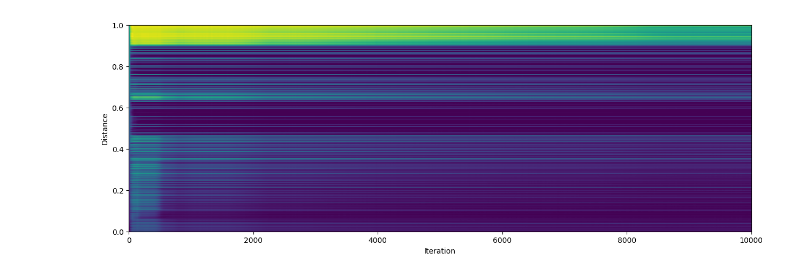
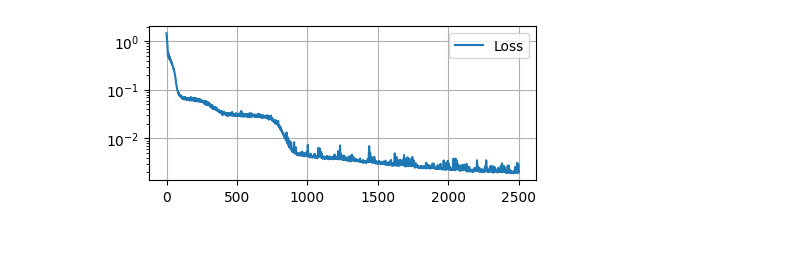
Before and after one commit to DaniilLaptev/pinns, a Jupyter notebook: experiments/information propagation/allen-cahn.ipynb, the cells around one changed output. Saved outputs shown, nothing was run; the diff lists cells and outputs as text; code cells hidden in the pictures; blank space fills up the shorter version.

```diff
--- a/experiments/information propagation/allen-cahn.ipynb
+++ b/experiments/information propagation/allen-cahn.ipynb
@@ -60,10 +44,10 @@ from pinns.derivatives import Derivative
 
 d = Derivative(method='autograd')
 
+D = 0.001 # Physical constant
 def loss(
     cstr_pts, cstr_pred, cstr_vals,
-    coll_pts, coll_pred,
-    D = 0.001
+    coll_pts, coll_pred
     ):
 
     # We do not need left and right because we are solving
@@ -100,37 +106,34 @@ def loss(
 # %%
 from pinns import Trainer
 from pinns.models import FF
-from pinns.activations import Sin
+from pinns.activations import Sin, Swish
 from pinns.optimizers import Adam
-from pinns.metrics import l2
+from pinns.analyze import InformationPropagation
 
-pinn = FF([2] + [32, 32] + [1], activ=Sin())
+pinn = FF([2] + [32, 32] + [1], activ=Swish(1))
 
 adam = Adam(pinn, lr = 1e-2)
+
+ip = InformationPropagation(
+    points = ip_pts,
+    values = ip_vals,
+    domain = domain,
+    strategy = 'both',
+    compute_every=25,
+    residual = residual,
+    group_at_finish = True
+)
 
 trainer = Trainer(
     loss,
     pinn,
     constraints_sampler,
     collocation_sampler,
-    loss_coefs = [0.75]*3 + [0.25]
+    loss_coefs = [0.75]*3 + [0.25],
+    analyzers = [ip]
 )
 
-num_iters = 10000
-
-errors = []
-def save_error():
-    if trainer.iter == 0 or (trainer.iter + 1) % 25 == 0:
-        preds = pinn(ip_pts).detach()
-        error = (preds - ip_vals).abs().flatten()
-        errors.append(error)
-
 trainer.train(
-    num_iters=num_iters,
-    optimizers=[(0, adam)],
-    validate_every=1,
-    metrics=[l2],
-    test_sampler = test_data_sampler,
-    training_start_callbacks=[save_error],
-    epoch_end_callbacks=[save_error],
+    num_iters=2500,
+    optimizers=[(0, adam)]
     )
@@ -190,15 +140,4 @@ plt.show()
-# %%
-fig = plt.figure(figsize=(15, 5))
-
-stacked_errors = torch.vstack([
-    dists, *errors
-]).T.numpy()
-sorted_errors = stacked_errors[stacked_errors[:, 1].argsort()]
-
-plt.imshow(sorted_errors[:,1:], aspect='auto', origin='lower', extent=[0, trainer.iter, 0, dists.max()])
-
-plt.xlabel('Iteration')
-plt.ylabel('Distance')
-plt.show()
-# %% [output]
-[figure, removed]
+# %%
+trainer.plot(figsize = (5, 2))
+# %% [output]
+[figure, added]
```
Also changed, not shown: parts of 6 cells of this notebook, 15 other files.
